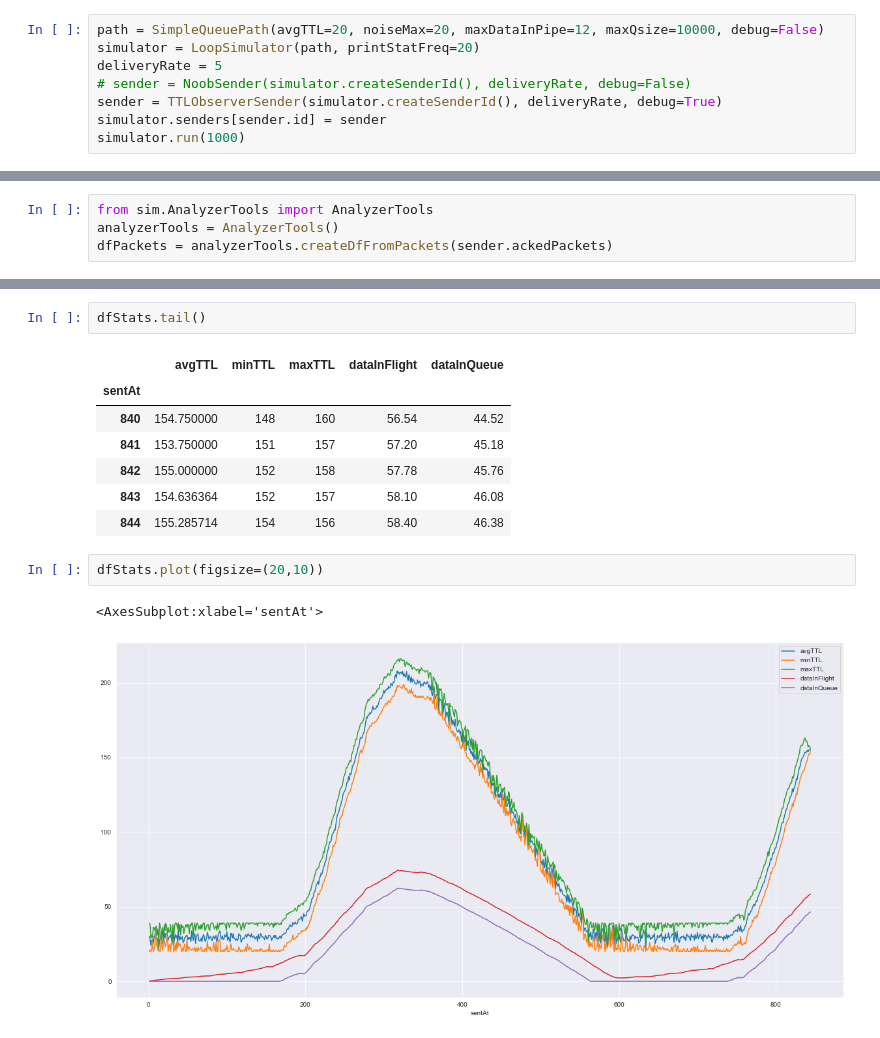
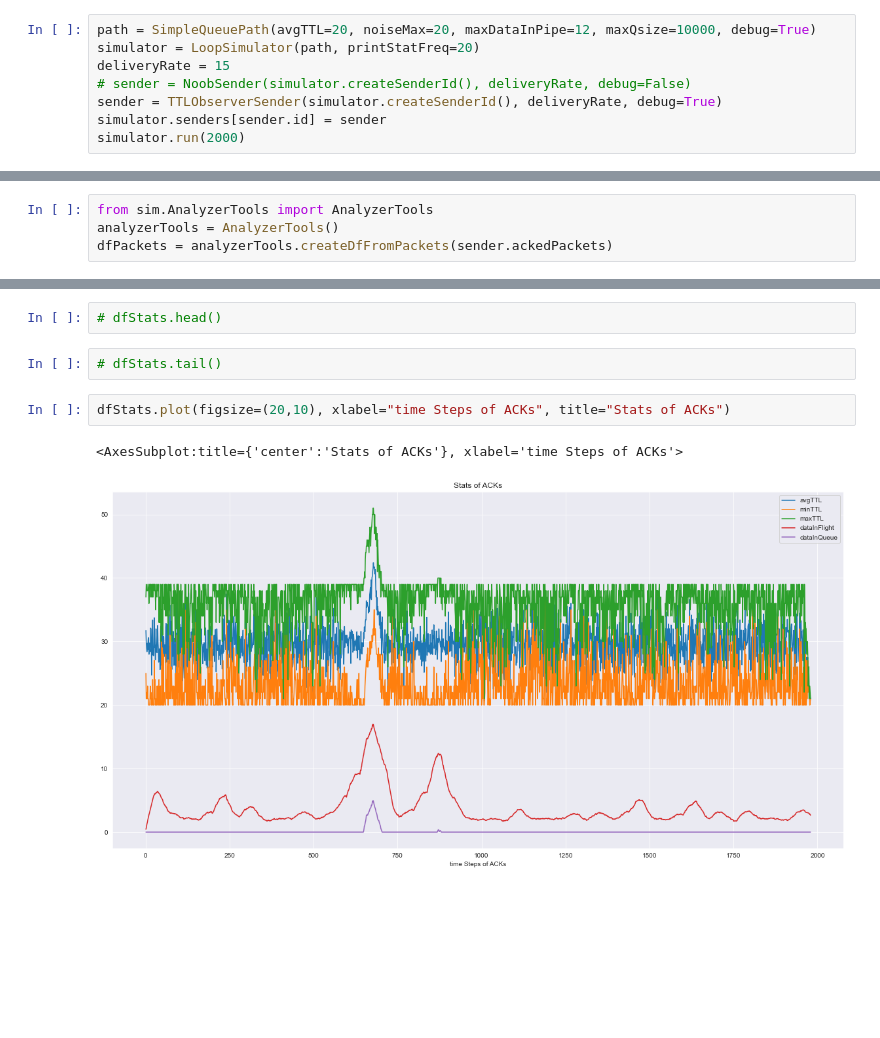
Before and after one commit to adhocmaster/netmad, a Jupyter notebook: notebooks/simulation-1.ipynb, the cells around one changed output, grey strips where cells are left out. Saved outputs shown, nothing was run; the diff lists cells and outputs as text; blank space fills up the shorter version.

```diff
--- a/notebooks/simulation-1.ipynb
+++ b/notebooks/simulation-1.ipynb
@@ -17,11 +17,11 @@ import matplotlib.pyplot as plt
 import seaborn as sns
 sns.set_style("darkgrid")
 # %%
-path = SimpleQueuePath(avgTTL=20, noiseMax=20, maxDataInPipe=12, maxQsize=10000, debug=False)
+path = SimpleQueuePath(avgTTL=20, noiseMax=20, maxDataInPipe=12, maxQsize=10000, debug=True)
 simulator = LoopSimulator(path, printStatFreq=20)
-deliveryRate = 5
+deliveryRate = 15
 # sender = NoobSender(simulator.createSenderId(), deliveryRate, debug=False)
 sender = TTLObserverSender(simulator.createSenderId(), deliveryRate, debug=True)
 simulator.senders[sender.id] = sender
-simulator.run(1000)
+simulator.run(2000)
 # %% [output]
@@ -114,18 +95,12 @@ dfStats.head()
-# %%
-dfStats.tail()
-# %% [output]
-|  | avgTTL | minTTL | maxTTL | dataInFlight | dataInQueue |
-| sentAt |  |  |  |  |  |
-| 840 | 154.750000 | 148 | 160 | 56.54 | 44.52 |
-| 841 | 153.750000 | 151 | 157 | 57.20 | 45.18 |
-| 842 | 155.000000 | 152 | 158 | 57.78 | 45.76 |
-| 843 | 154.636364 | 152 | 157 | 58.10 | 46.08 |
-| 844 | 155.285714 | 154 | 156 | 58.40 | 46.38 |
+# %%
+# dfStats.head()
+# %%
+# dfStats.tail()
 # %%
-dfStats.plot(figsize=(20,10))
+dfStats.plot(figsize=(20,10), xlabel="time Steps of ACKs", title="Stats of ACKs")
 # %% [output]
-<AxesSubplot:xlabel='sentAt'>
+<AxesSubplot:title={'center':'Stats of ACKs'}, xlabel='time Steps of ACKs'>
-[figure, old version]
+[figure, new version]
 # %%
 # # data in flight vs others
 
```
Also changed, not shown: parts of 11 cells of this notebook, 8 other files.
